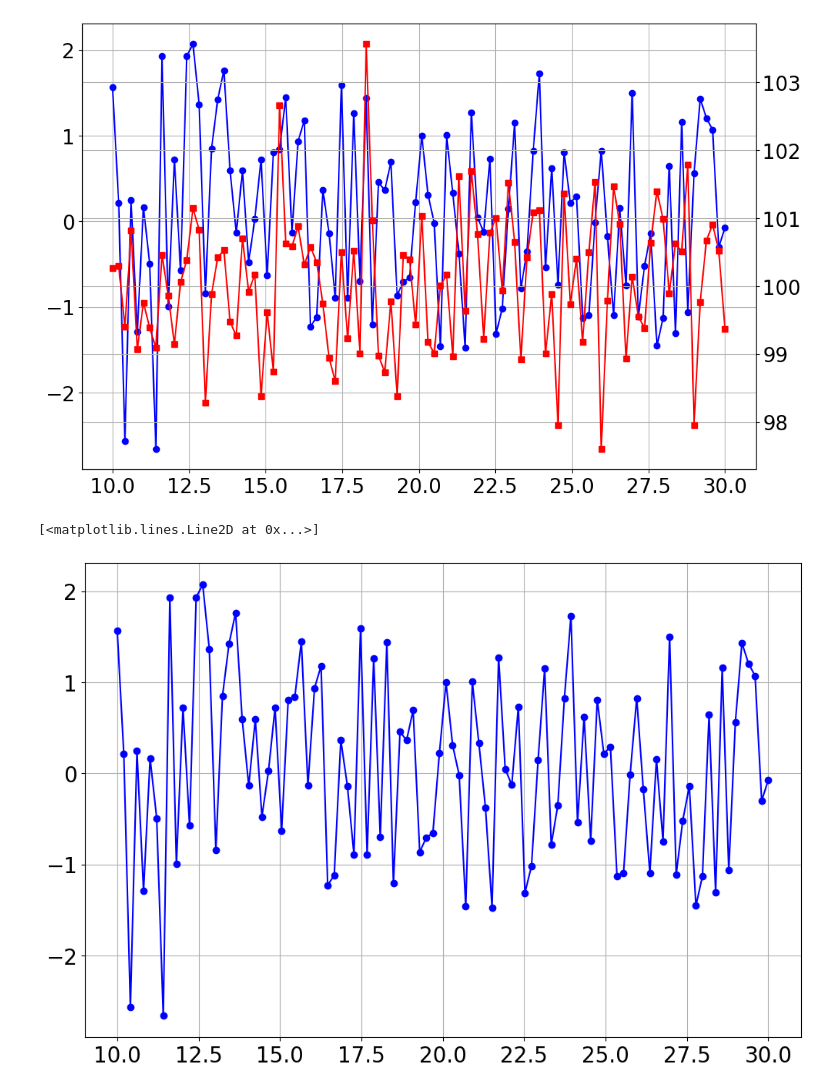
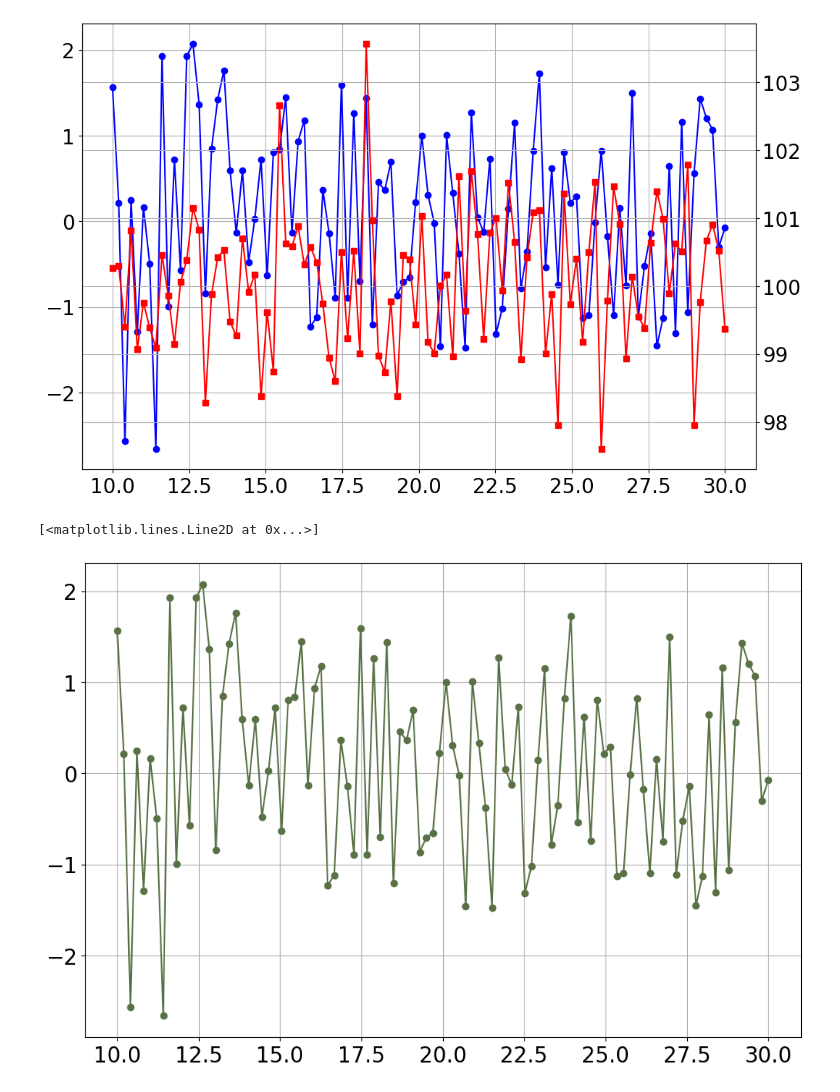
Before and after one commit to bblais/Computer-Programming-for-the-Sciences-Spring-2023, a Jupyter notebook: Sprint #1 - Algorithms and Simulation/2023-02-16 Misc Class.ipynb, the cells around one changed output. Drawn from its saved outputs; the diff is of its cells as text; code cells hidden in the pictures.

Commit message:
colors!

```diff
--- a/Sprint #1 - Algorithms and Simulation/2023-02-16 Misc Class.ipynb
+++ b/Sprint #1 - Algorithms and Simulation/2023-02-16 Misc Class.ipynb
@@ -42,7 +42,7 @@ plot(x,y2,'rs-')
 [<matplotlib.lines.Line2D at 0x...>]
 [figure]
 # %%
-plot(x,y1,'bo-')
+plot(x,y1,'o-',color='#587246')
 # %% [output]
 [<matplotlib.lines.Line2D at 0x...>]
-[figure, old version]
+[figure, new version]
```
Also changed, not shown: 1 other file.
